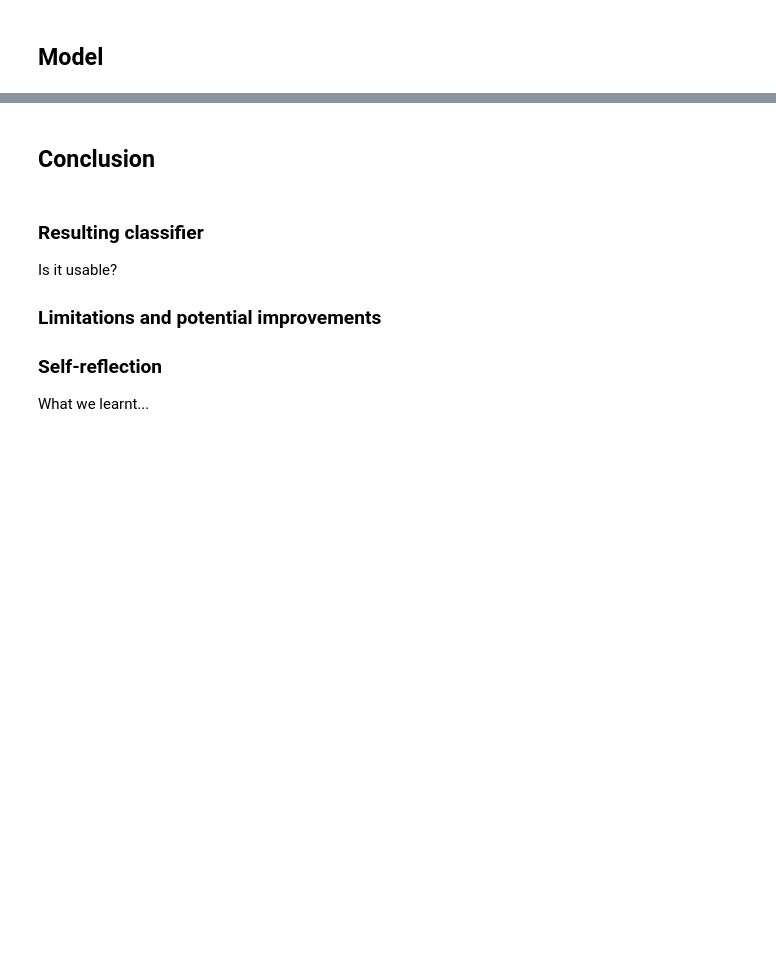
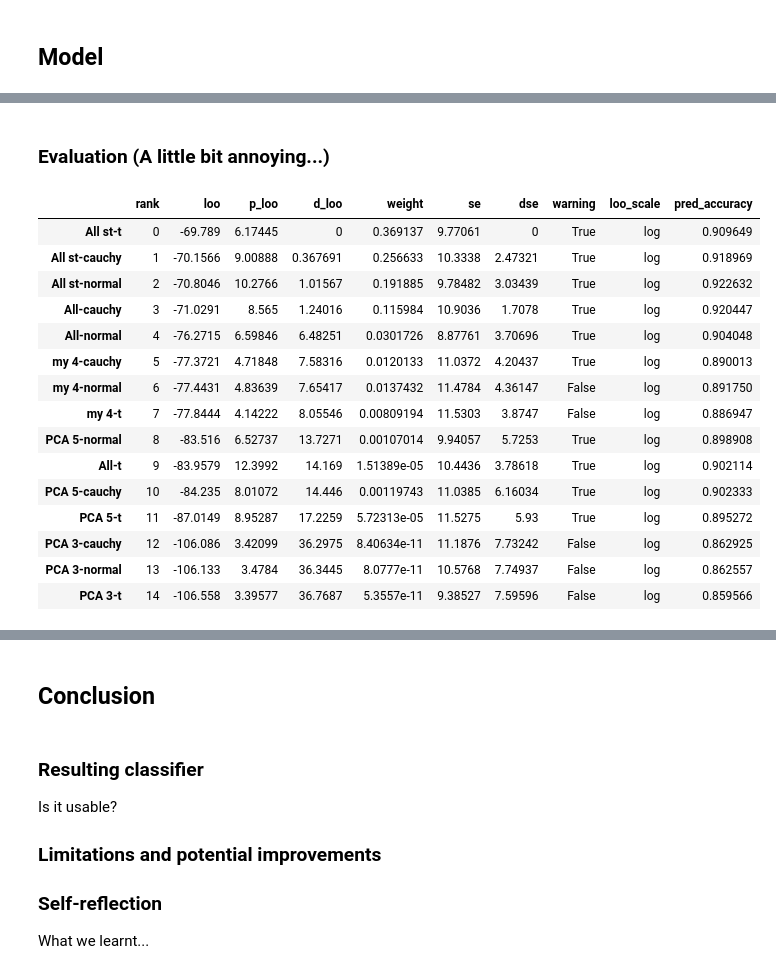
Before and after one commit to kurokaj/BDA_project, a Jupyter notebook: project.ipynb, the cells around one changed output, grey strips where cells are left out. Drawn from its saved outputs; the diff is of its cells as text; code cells hidden in the pictures; blank space fills up the shorter version.

```diff
--- a/project.ipynb
+++ b/project.ipynb
@@ -397,0 +428,63 @@ Changing priors...
+# %% [markdown]
+### Evaluation (A little bit annoying...)
+# %%
+def get_idata(fit):
+    return az.from_pystan(fit, log_likelihood="log_lik")
+
+def get_idata_dict(fits_dict):
+    idata_dict = dict()
+    for dataset in fits_dict.keys():
+        for model in fits_dict[dataset].keys():
+            key = "{}-{}".format(dataset, model)
+            idata_dict[key] = get_idata(fits_dict[dataset][model])
+    return idata_dict
+
+def get_loo(fit):
+    return az.loo(get_idata(fit), pointwise=True)
+
+def get_test_samples(fit):
+    return fit.extract(pars="test_pred")["test_pred"]
+
+def get_ytest_ypred(fit, y_test):
+    y_pred = get_test_samples(fit)
+    y_test_copied = np.dstack([y_test]*y_pred.shape[0])[0].T
+    return np.array(y_pred, dtype=int).flatten(), np.array(y_test_copied, dtype=int).flatten()
+
+def get_pred_accuracy(fit, y_test):
+    y_test, y_pred = get_ytest_ypred(fit, y_test)
+    return metrics.accuracy_score(y_test, y_pred)
+
+def get_pred_accuracy_all(fits_dict, datasets):
+    accuracy_dict = dict()
+    for dataset in fits_dict.keys():
+        for model in fits_dict[dataset].keys():
+            key = "{}-{}".format(dataset, model)
+            accuracy_dict[key] = get_pred_accuracy(fits_dict[dataset][model],
+                                                   datasets[dataset].y_test)
+    return accuracy_dict
+
+def compare_models(fits_dict, datasets):
+    compare_frame = az.compare(get_idata_dict(fits_dict))
+    accuracy_dict = get_pred_accuracy_all(fits_dict, datasets)
+    compare_frame["pred_accuracy"] = pd.Series(accuracy_dict)
+    return compare_frame
+
+compare_frame = compare_models(fits, datasets)
+display(compare_frame)
+# %% [output]
+|  | rank | loo | p_loo | d_loo | weight | se | dse | warning | loo_scale | pred_accuracy |
+| All st-t | 0 | -69.789 | 6.17445 | 0 | 0.369137 | 9.77061 | 0 | True | log | 0.909649 |
+| All st-cauchy | 1 | -70.1566 | 9.00888 | 0.367691 | 0.256633 | 10.3338 | 2.47321 | True | log | 0.918969 |
+| All st-normal | 2 | -70.8046 | 10.2766 | 1.01567 | 0.191885 | 9.78482 | 3.03439 | True | log | 0.922632 |
+| All-cauchy | 3 | -71.0291 | 8.565 | 1.24016 | 0.115984 | 10.9036 | 1.7078 | True | log | 0.920447 |
+| All-normal | 4 | -76.2715 | 6.59846 | 6.48251 | 0.0301726 | 8.87761 | 3.70696 | True | log | 0.904048 |
+| my 4-cauchy | 5 | -77.3721 | 4.71848 | 7.58316 | 0.0120133 | 11.0372 | 4.20437 | True | log | 0.890013 |
+| my 4-normal | 6 | -77.4431 | 4.83639 | 7.65417 | 0.0137432 | 11.4784 | 4.36147 | False | log | 0.891750 |
+| my 4-t | 7 | -77.8444 | 4.14222 | 8.05546 | 0.00809194 | 11.5303 | 3.8747 | False | log | 0.886947 |
+| PCA 5-normal | 8 | -83.516 | 6.52737 | 13.7271 | 0.00107014 | 9.94057 | 5.7253 | True | log | 0.898908 |
+| All-t | 9 | -83.9579 | 12.3992 | 14.169 | 1.51389e-05 | 10.4436 | 3.78618 | True | log | 0.902114 |
+| PCA 5-cauchy | 10 | -84.235 | 8.01072 | 14.446 | 0.00119743 | 11.0385 | 6.16034 | True | log | 0.902333 |
+| PCA 5-t | 11 | -87.0149 | 8.95287 | 17.2259 | 5.72313e-05 | 11.5275 | 5.93 | True | log | 0.895272 |
+| PCA 3-cauchy | 12 | -106.086 | 3.42099 | 36.2975 | 8.40634e-11 | 11.1876 | 7.73242 | False | log | 0.862925 |
+| PCA 3-normal | 13 | -106.133 | 3.4784 | 36.3445 | 8.0777e-11 | 10.5768 | 7.74937 | False | log | 0.862557 |
+| PCA 3-t | 14 | -106.558 | 3.39577 | 36.7687 | 5.3557e-11 | 9.38527 | 7.59596 | False | log | 0.859566 |
```
Also changed, not shown: parts of 62 cells of this notebook.
